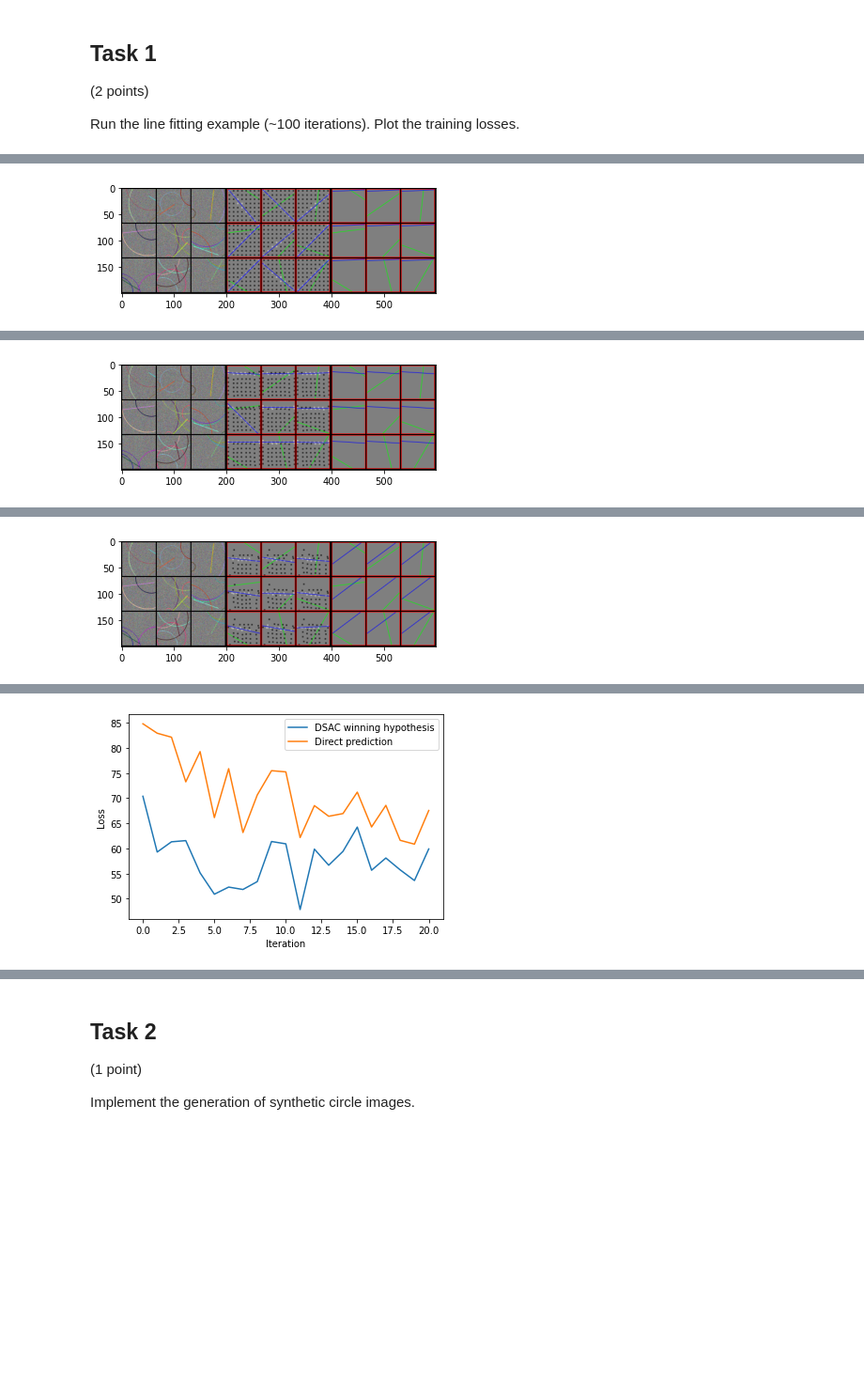
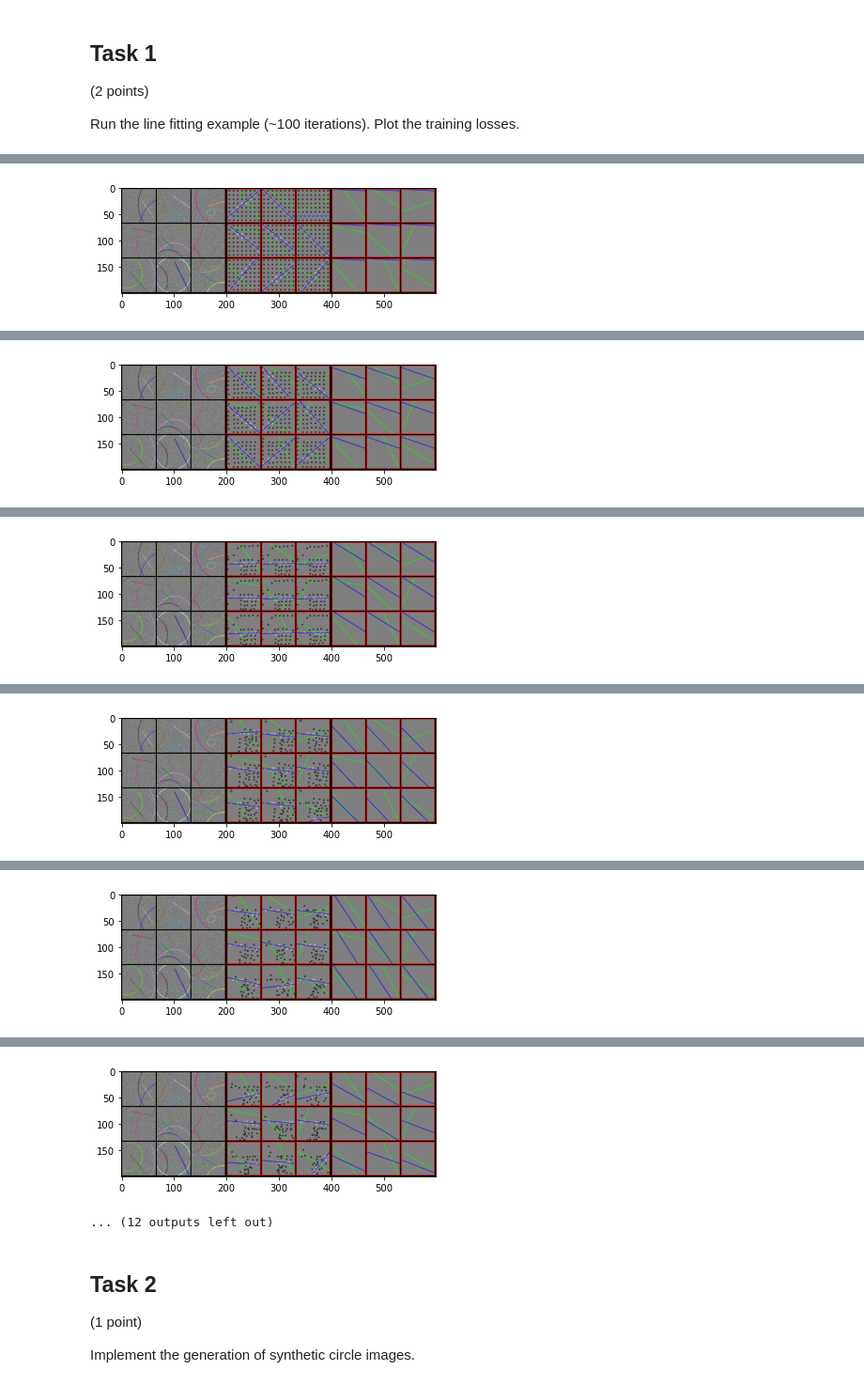
Before and after one commit to sweber31/3dcv-students, a Jupyter notebook: 5.0-tl-dsac.ipynb, the cells around one changed output, grey strips where cells are left out. Shown at 94% size. Saved outputs shown, nothing was run; the diff lists cells and outputs as text; code cells hidden in the pictures; blank space fills up the shorter version.

```diff
--- a/5.0-tl-dsac.ipynb
+++ b/5.0-tl-dsac.ipynb
@@ -75,8 +75,6 @@ def plot_loss(log_file_path):
 # %%
 # train already implemented line fitting example and plot loss
 params = default_params('line')
-# params['use_gpu'] = True
-params['trainiterations'] = 20
 train_line_dsac(params)
 plot_loss('./models/log_dsac_line.txt')
 # %% [output]
@@ -84 +82 @@ Iteration:      0, DSAC Expected Loss: 64.90, DSAC Top Loss: 70.39, Direct Loss:
-[figure, old version]
+[figure, new version]
@@ -96 +94 @@ Iteration:     10, DSAC Expected Loss: 60.06, DSAC Top Loss: 60.93, Direct Loss:
-[figure, old version]
+[figure, new version]
@@ -108 +106 @@ Iteration:     20, DSAC Expected Loss: 59.85, DSAC Top Loss: 59.91, Direct Loss:
-[figure, old version]
+[figure, new version]
@@ -111 +118 @@ Done without errors.
-[figure, old version]
+[figure, new version]
@@ -111,0 +130 @@ Done without errors.
+[figure, added]
@@ -112,3 +142,5 @@ Done without errors.
+[figure, added]
+... (12 outputs left out)
 # %% [markdown]
 ## Task 2
 (1 point)
```
Also changed, not shown: parts of 7 cells of this notebook.
